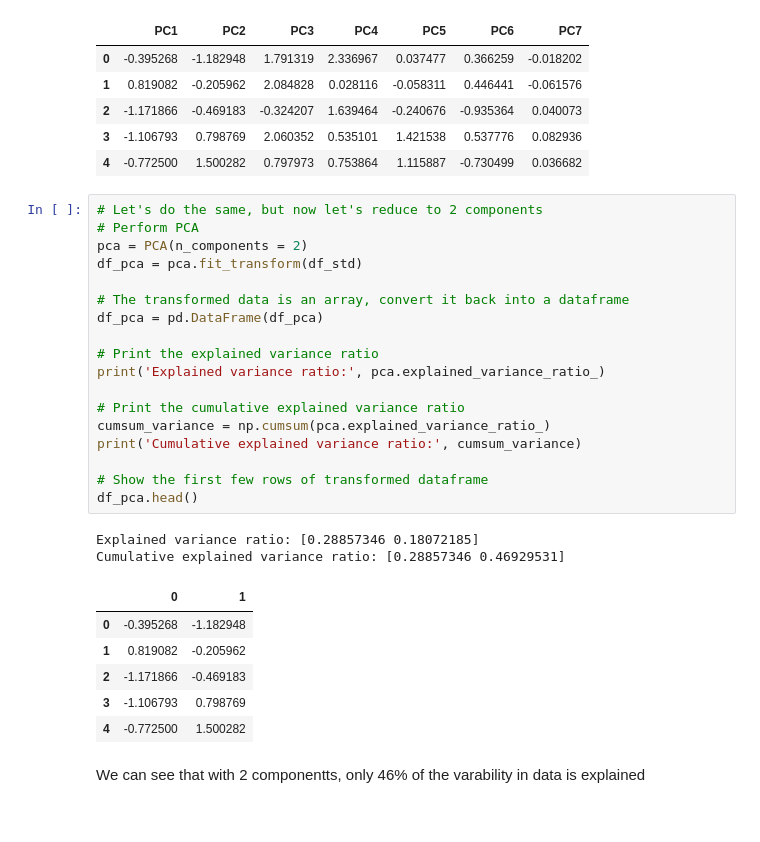
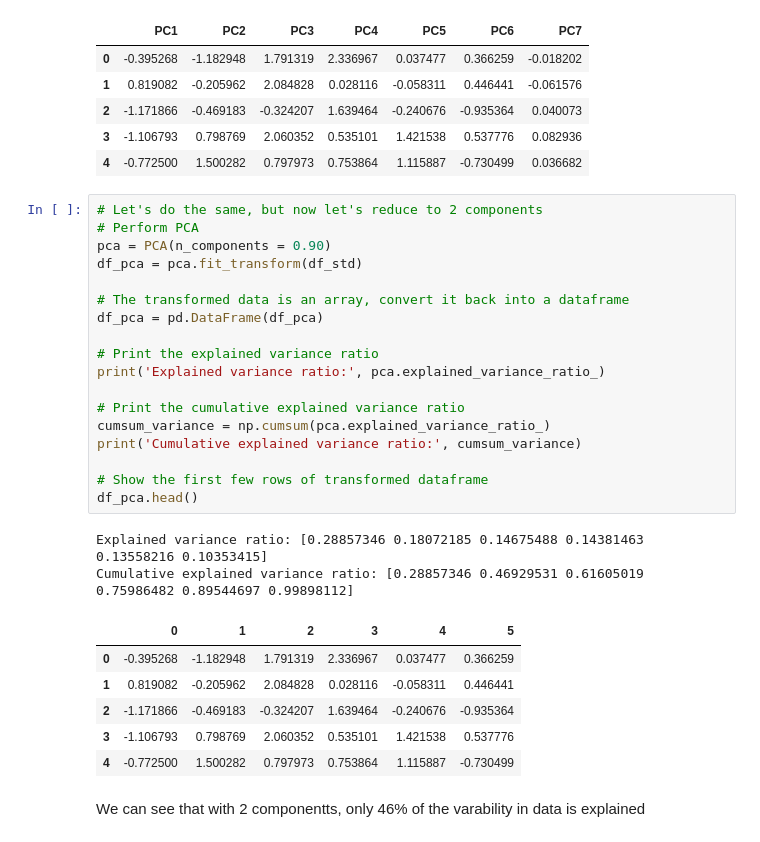
Before and after one commit to delinai/schulich_ds1, a Jupyter notebook: In-class Code/Module5_Feature_Engineering.ipynb, the cells around one changed output. Drawn from its saved outputs; the diff is of its cells as text.

```diff
--- a/In-class Code/Module5_Feature_Engineering.ipynb
+++ b/In-class Code/Module5_Feature_Engineering.ipynb
@@ -93,30 +109,30 @@ Cumulative explained variance ratio: [0.28857346 0.46929531 0.61605019 0.7598648
 # %%
 # Let's do the same, but now let's reduce to 2 components
 # Perform PCA
-pca = PCA(n_components = 2)
+pca = PCA(n_components = 0.90)
 df_pca = pca.fit_transform(df_std)
 
 # The transformed data is an array, convert it back into a dataframe
 df_pca = pd.DataFrame(df_pca)
 
 # Print the explained variance ratio
 print('Explained variance ratio:', pca.explained_variance_ratio_)
 
 # Print the cumulative explained variance ratio
 cumsum_variance = np.cumsum(pca.explained_variance_ratio_)
 print('Cumulative explained variance ratio:', cumsum_variance)
 
 # Show the first few rows of transformed dataframe
 df_pca.head()
 # %% [output]
-Explained variance ratio: [0.28857346 0.18072185]
-Cumulative explained variance ratio: [0.28857346 0.46929531]
+Explained variance ratio: [0.28857346 0.18072185 0.14675488 0.14381463 0.13558216 0.10353415]
+Cumulative explained variance ratio: [0.28857346 0.46929531 0.61605019 0.75986482 0.89544697 0.99898112]
-|  | 0 | 1 |
-| 0 | -0.395268 | -1.182948 |
-| 1 | 0.819082 | -0.205962 |
-| 2 | -1.171866 | -0.469183 |
-| 3 | -1.106793 | 0.798769 |
-| 4 | -0.772500 | 1.500282 |
+|  | 0 | 1 | 2 | 3 | 4 | 5 |
+| 0 | -0.395268 | -1.182948 | 1.791319 | 2.336967 | 0.037477 | 0.366259 |
+| 1 | 0.819082 | -0.205962 | 2.084828 | 0.028116 | -0.058311 | 0.446441 |
+| 2 | -1.171866 | -0.469183 | -0.324207 | 1.639464 | -0.240676 | -0.935364 |
+| 3 | -1.106793 | 0.798769 | 2.060352 | 0.535101 | 1.421538 | 0.537776 |
+| 4 | -0.772500 | 1.500282 | 0.797973 | 0.753864 | 1.115887 | -0.730499 |
 # %% [markdown]
 We can see that with 2 componentts, only 46% of the varability in data is explained
 # %% [markdown]
```
Also changed, not shown: parts of 6 cells of this notebook, 1 other file.
